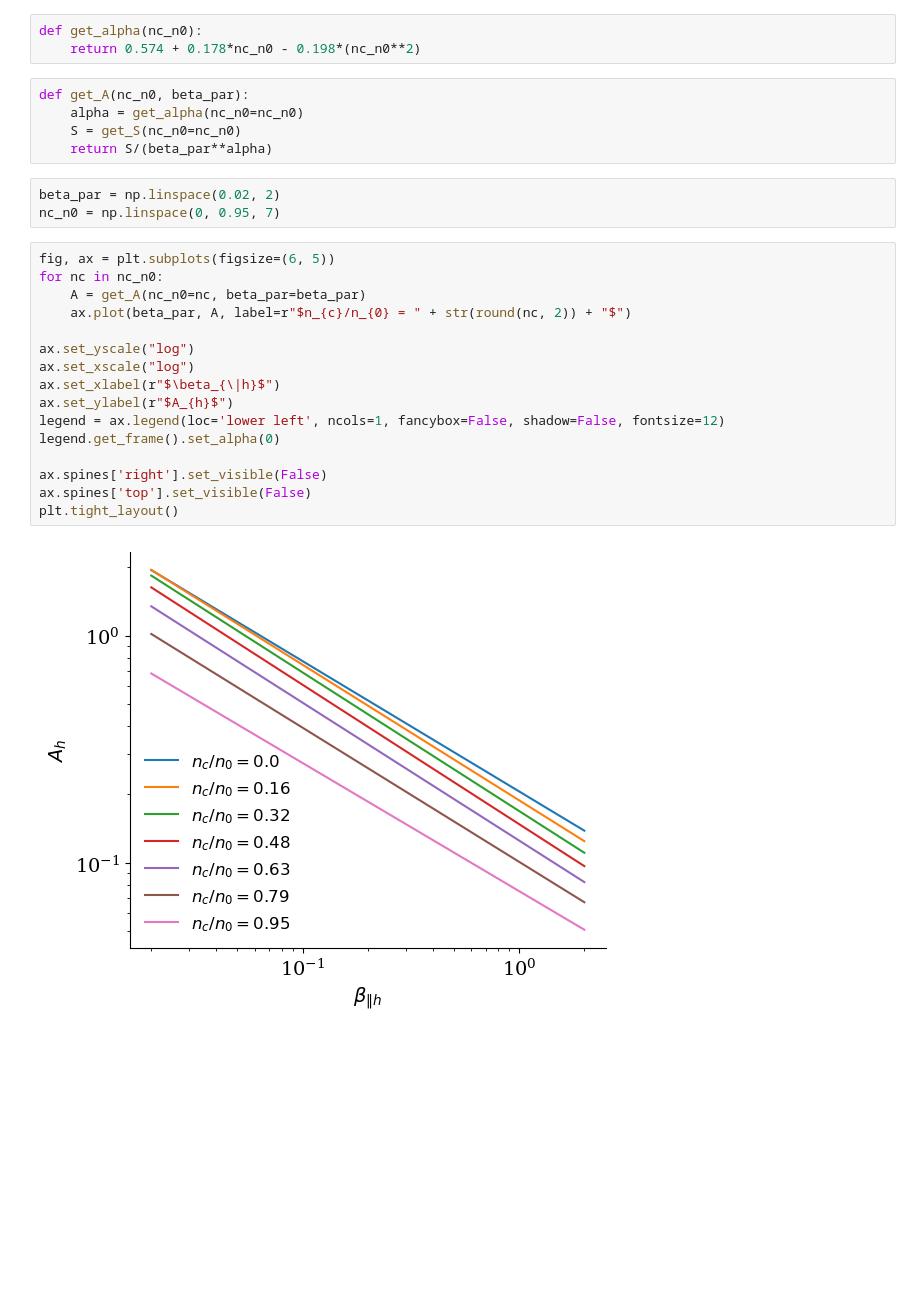
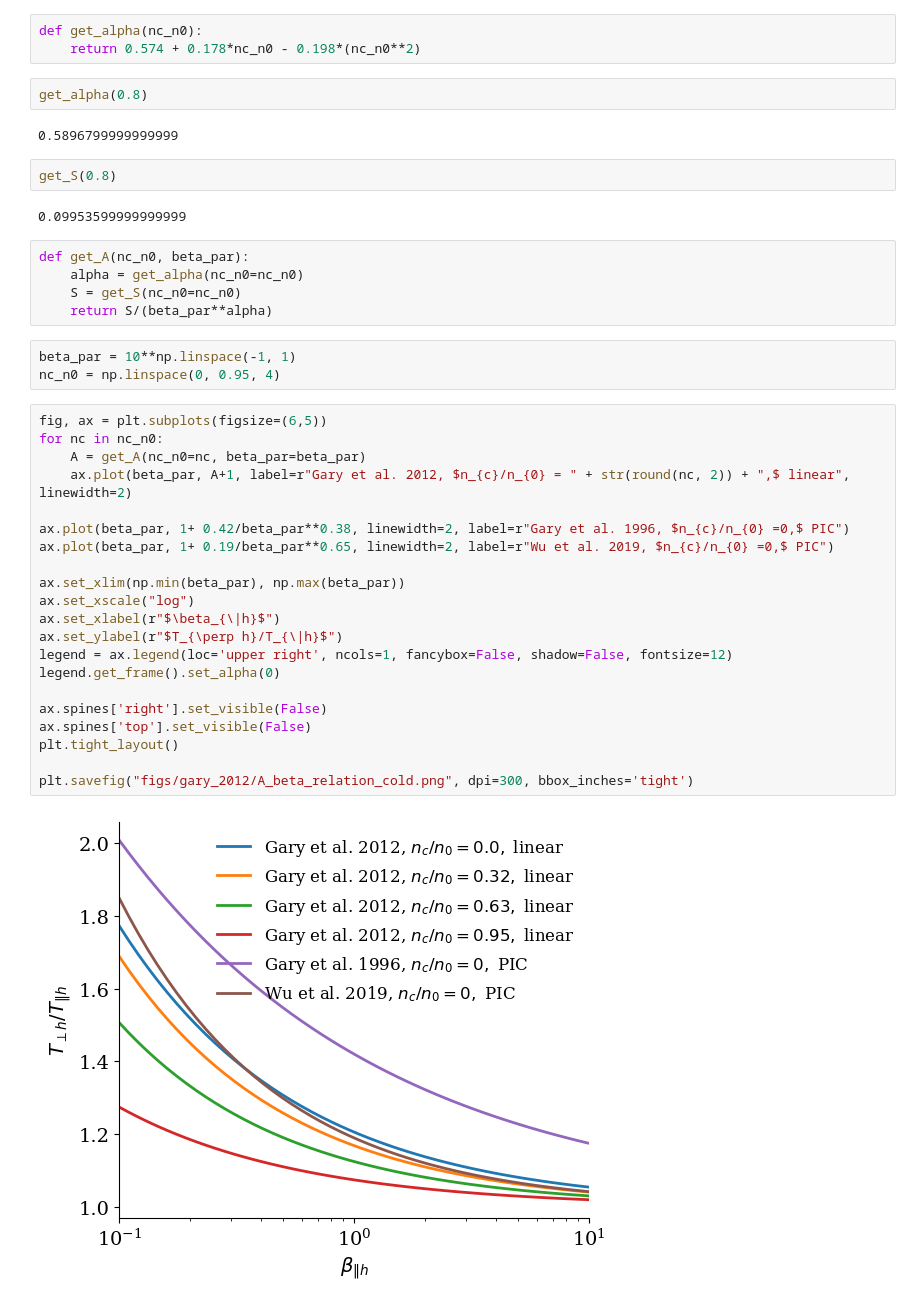
Before and after one commit to opaliss/QLT_whistler, a Jupyter notebook: gary_2012_cold_plasma_linear.ipynb, the cells around one changed output. Cells and saved outputs as stored; diff of their text form; blank space fills up the shorter version.

Commit message:
add Gary et al. 2012 notebook

```diff
--- a/gary_2012_cold_plasma_linear.ipynb
+++ b/gary_2012_cold_plasma_linear.ipynb
@@ -30,29 +30,42 @@ def get_S(nc_n0):
 # %%
 def get_alpha(nc_n0):
     return 0.574 + 0.178*nc_n0 - 0.198*(nc_n0**2)
+# %%
+get_alpha(0.8)
+# %% [output]
+0.5896799999999999
+# %%
+get_S(0.8)
+# %% [output]
+0.09953599999999999
 # %%
 def get_A(nc_n0, beta_par):
     alpha = get_alpha(nc_n0=nc_n0)
     S = get_S(nc_n0=nc_n0)
     return S/(beta_par**alpha)
 # %%
-beta_par = np.linspace(0.02, 2)
-nc_n0 = np.linspace(0, 0.95, 7)
+beta_par = 10**np.linspace(-1, 1)
+nc_n0 = np.linspace(0, 0.95, 4)
 # %%
-fig, ax = plt.subplots(figsize=(6, 5))
+fig, ax = plt.subplots(figsize=(6,5))
 for nc in nc_n0:
     A = get_A(nc_n0=nc, beta_par=beta_par)
-    ax.plot(beta_par, A, label=r"$n_{c}/n_{0} = " + str(round(nc, 2)) + "$")
+    ax.plot(beta_par, A+1, label=r"Gary et al. 2012, $n_{c}/n_{0} = " + str(round(nc, 2)) + ",$ linear", linewidth=2)
 
-ax.set_yscale("log")
+ax.plot(beta_par, 1+ 0.42/beta_par**0.38, linewidth=2, label=r"Gary et al. 1996, $n_{c}/n_{0} =0,$ PIC")
+ax.plot(beta_par, 1+ 0.19/beta_par**0.65, linewidth=2, label=r"Wu et al. 2019, $n_{c}/n_{0} =0,$ PIC")
+
+ax.set_xlim(np.min(beta_par), np.max(beta_par))
 ax.set_xscale("log")
 ax.set_xlabel(r"$\beta_{\|h}$")
-ax.set_ylabel(r"$A_{h}$")
-legend = ax.legend(loc='lower left', ncols=1, fancybox=False, shadow=False, fontsize=12)
+ax.set_ylabel(r"$T_{\perp h}/T_{\|h}$")
+legend = ax.legend(loc='upper right', ncols=1, fancybox=False, shadow=False, fontsize=12)
 legend.get_frame().set_alpha(0)
 
 ax.spines['right'].set_visible(False)
 ax.spines['top'].set_visible(False)
 plt.tight_layout()
+
+plt.savefig("figs/gary_2012/A_beta_relation_cold.png", dpi=300, bbox_inches='tight')
 # %% [output]
-[figure, old version]
+[figure, new version]
```
Also changed, not shown: parts of 4 cells of this notebook.
